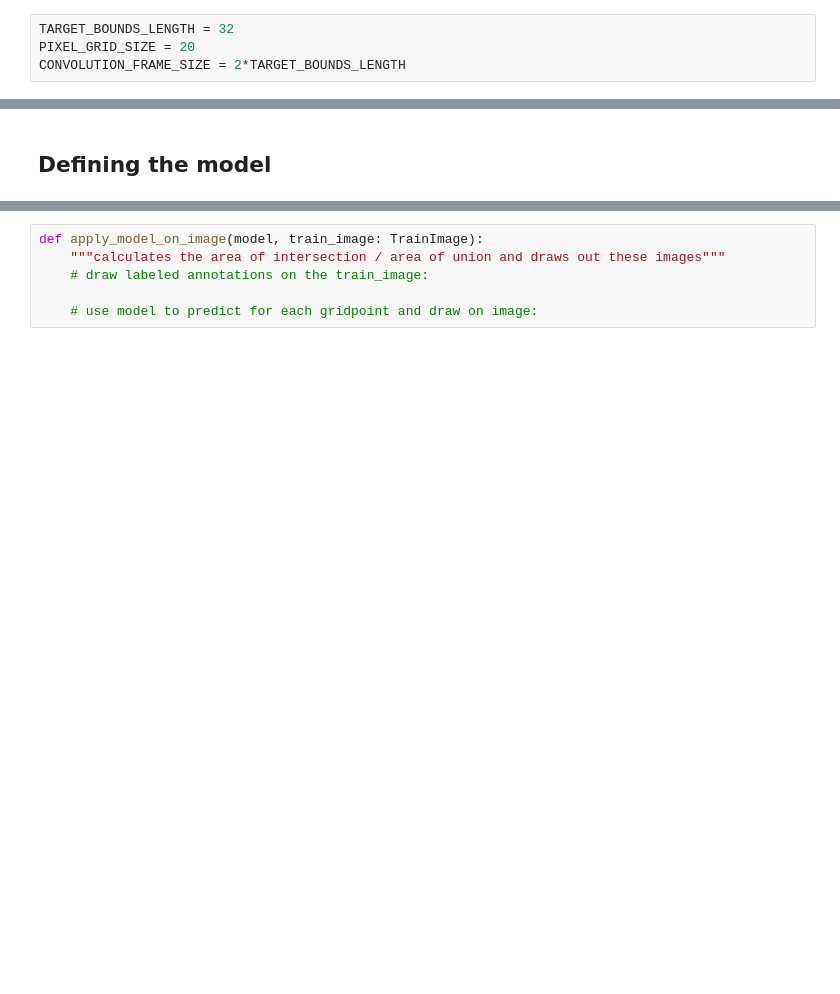
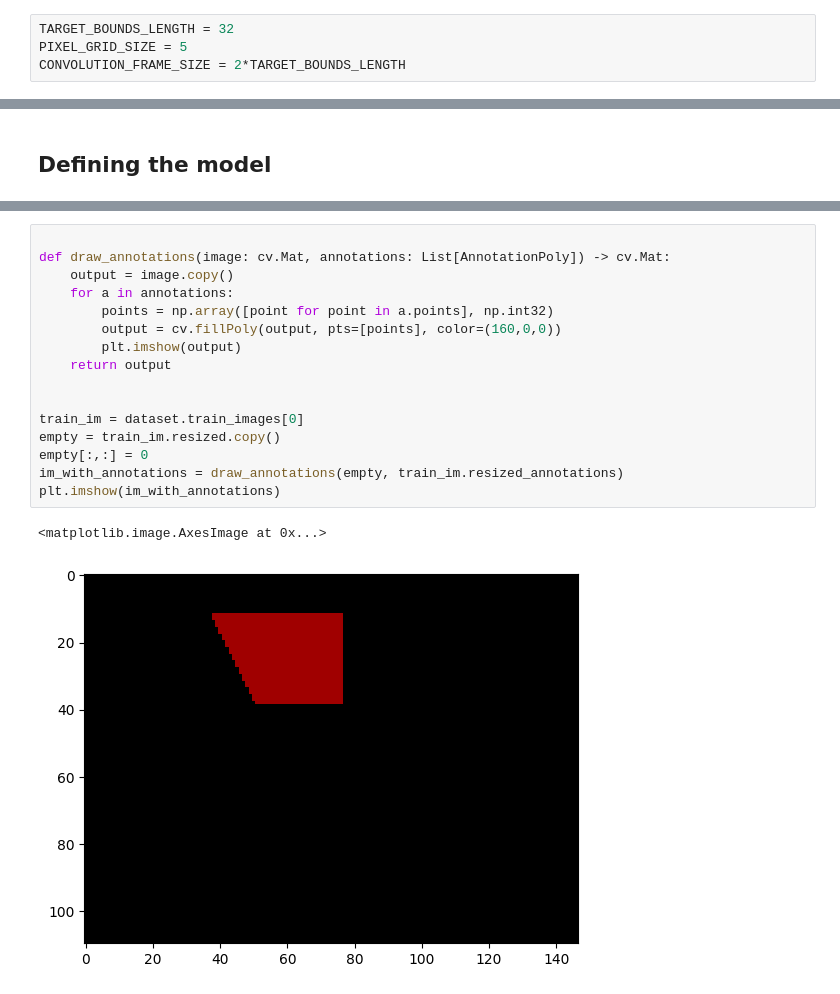
Before and after one commit to tadeohepperle/advanced_bioimage_programming, a Jupyter notebook: bioimage_programming_final_project/index.ipynb, the cells around one changed output, grey strips where cells are left out. Drawn from its saved outputs; the diff is of its cells as text; blank space fills up the shorter version.

```diff
--- a/bioimage_programming_final_project/index.ipynb
+++ b/bioimage_programming_final_project/index.ipynb
@@ -76,7 +77,7 @@ plt.imshow(im)
 ## Constants
 # %%
 TARGET_BOUNDS_LENGTH = 32
-PIXEL_GRID_SIZE = 20
+PIXEL_GRID_SIZE = 5
 CONVOLUTION_FRAME_SIZE = 2*TARGET_BOUNDS_LENGTH
 # %% [markdown]
 ## Data loading and preprocessing
@@ -319,7 +338,20 @@ Epoch 3/3
 <tensorflow.python.keras.callbacks.History at 0x...>
-# %%
-def apply_model_on_image(model, train_image: TrainImage):
-    """calculates the area of intersection / area of union and draws out these images"""
-    # draw labeled annotations on the train_image:
-
-    # use model to predict for each gridpoint and draw on image:
+# %%
+
+def draw_annotations(image: cv.Mat, annotations: List[AnnotationPoly]) -> cv.Mat:
+    output = image.copy()
+    for a in annotations:
+        points = np.array([point for point in a.points], np.int32)
+        output = cv.fillPoly(output, pts=[points], color=(160,0,0))
+        plt.imshow(output)
+    return output
+
+
+train_im = dataset.train_images[0]
+empty = train_im.resized.copy()
+empty[:,:] = 0
+im_with_annotations = draw_annotations(empty, train_im.resized_annotations)
+plt.imshow(im_with_annotations)
+# %% [output]
+<matplotlib.image.AxesImage at 0x...>
+[figure, added]
```
Also changed, not shown: parts of 6 cells of this notebook, 6 other files.
